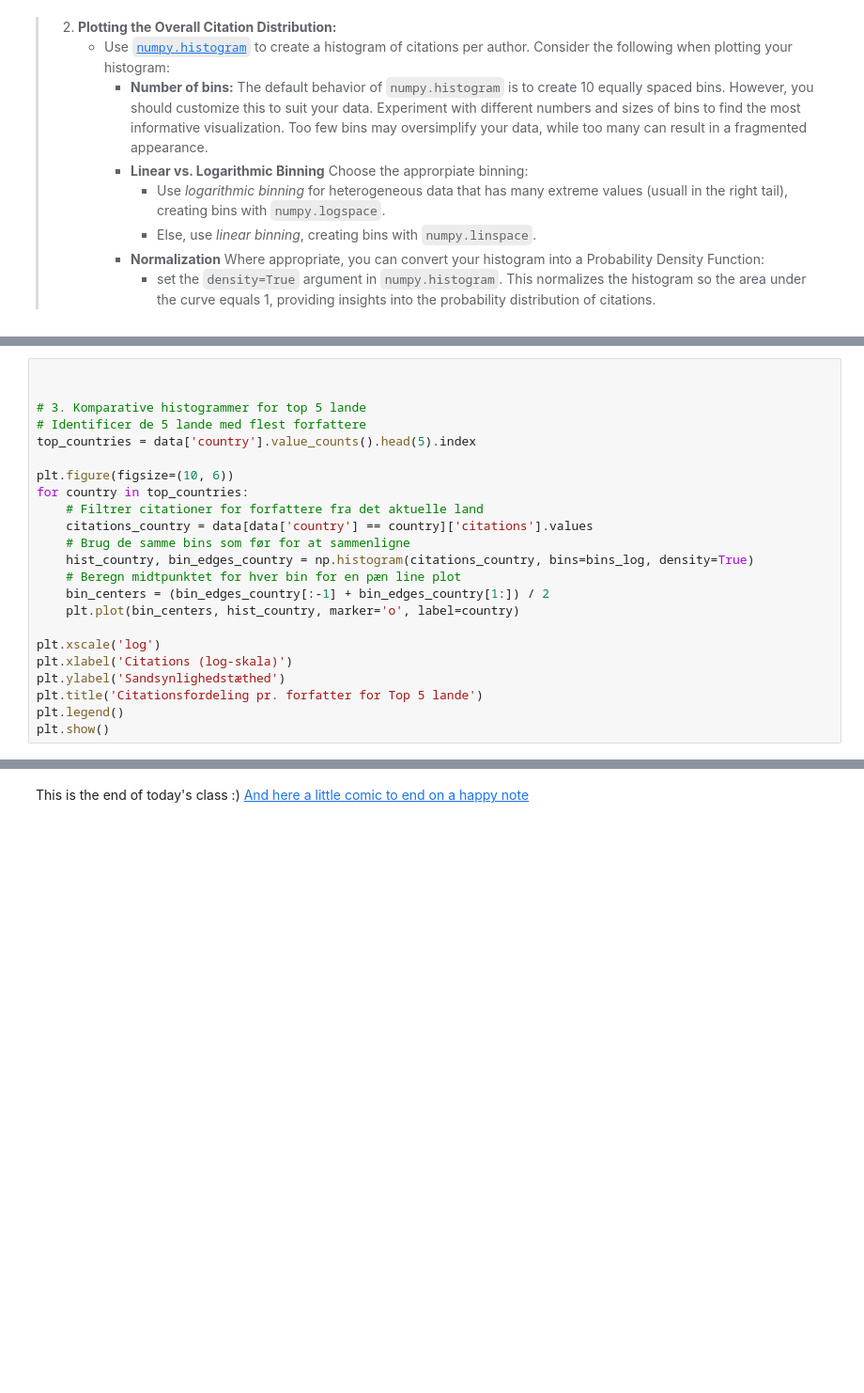
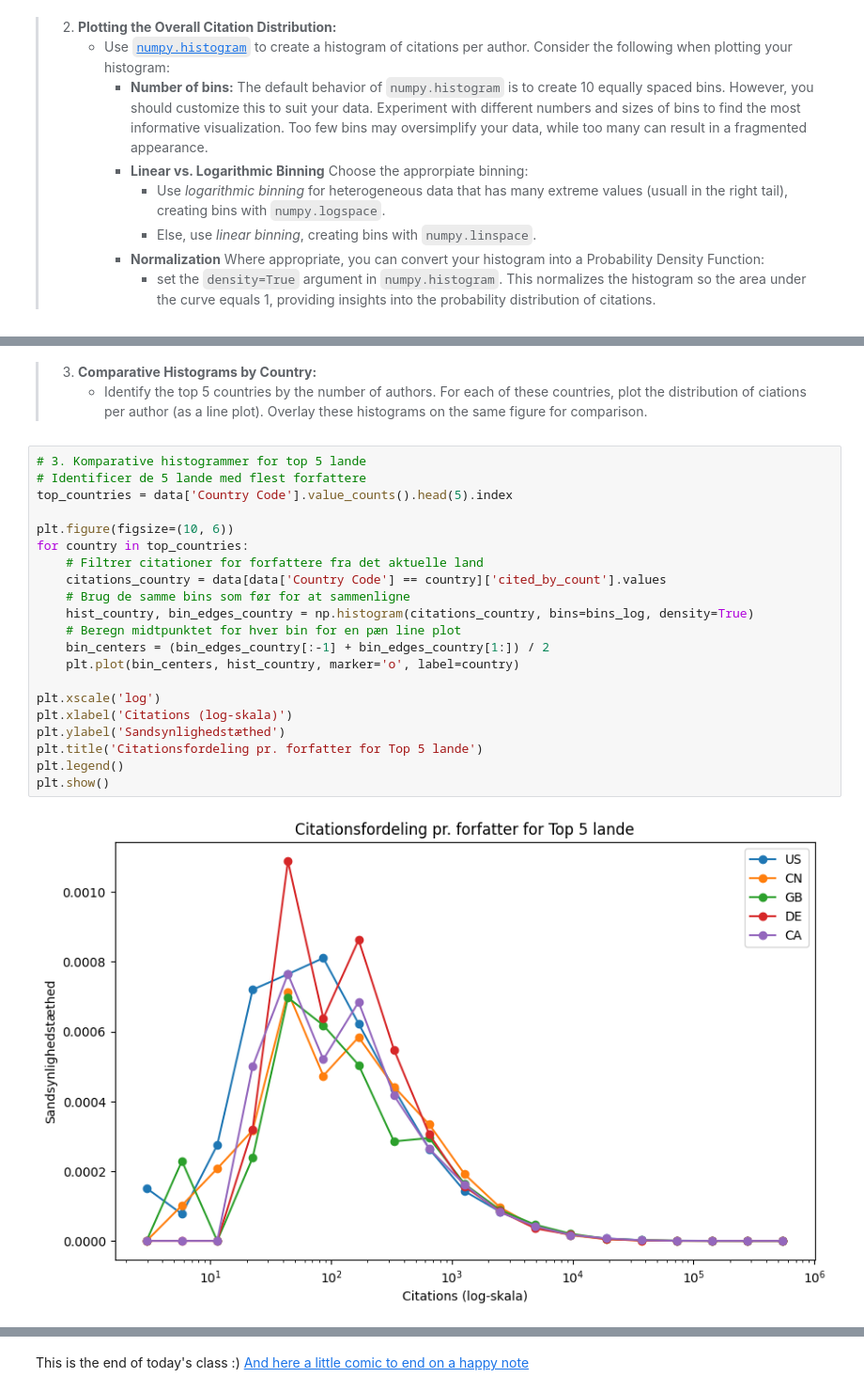
Before and after one commit to miickii/comsocsci2025, a Jupyter notebook: lectures/week3_visualization.ipynb, the cells around one changed output, grey strips where cells are left out. Shown at 94% size. Saved outputs shown, nothing was run; the diff lists cells and outputs as text; blank space fills up the shorter version.

```diff
--- a/lectures/week3_visualization.ipynb
+++ b/lectures/week3_visualization.ipynb
@@ -148,24 +164,27 @@ plt.show()
+# %% [markdown]
+> 3. **Comparative Histograms by Country:**
+>    - Identify the top 5 countries by the number of authors. For each of these countries, plot the distribution of ciations per author (as a line plot). Overlay these histograms on the same figure for comparison.
 # %%
-
-
 # 3. Komparative histogrammer for top 5 lande
 # Identificer de 5 lande med flest forfattere
-top_countries = data['country'].value_counts().head(5).index
+top_countries = data['Country Code'].value_counts().head(5).index
 
 plt.figure(figsize=(10, 6))
 for country in top_countries:
     # Filtrer citationer for forfattere fra det aktuelle land
-    citations_country = data[data['country'] == country]['citations'].values
+    citations_country = data[data['Country Code'] == country]['cited_by_count'].values
     # Brug de samme bins som før for at sammenligne
     hist_country, bin_edges_country = np.histogram(citations_country, bins=bins_log, density=True)
     # Beregn midtpunktet for hver bin for en pæn line plot
     bin_centers = (bin_edges_country[:-1] + bin_edges_country[1:]) / 2
     plt.plot(bin_centers, hist_country, marker='o', label=country)
 
 plt.xscale('log')
 plt.xlabel('Citations (log-skala)')
 plt.ylabel('Sandsynlighedstæthed')
 plt.title('Citationsfordeling pr. forfatter for Top 5 lande')
 plt.legend()
 plt.show()
+# %% [output]
+[figure, added]
 # %% [markdown]
```
Also changed, not shown: parts of 2 cells of this notebook, 1 other file.
